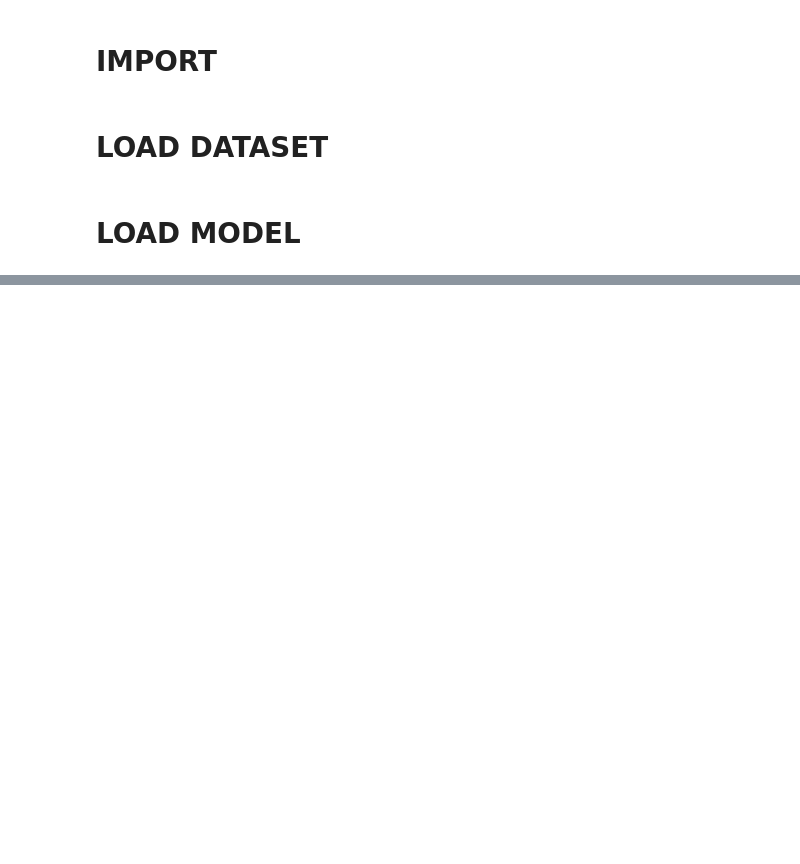
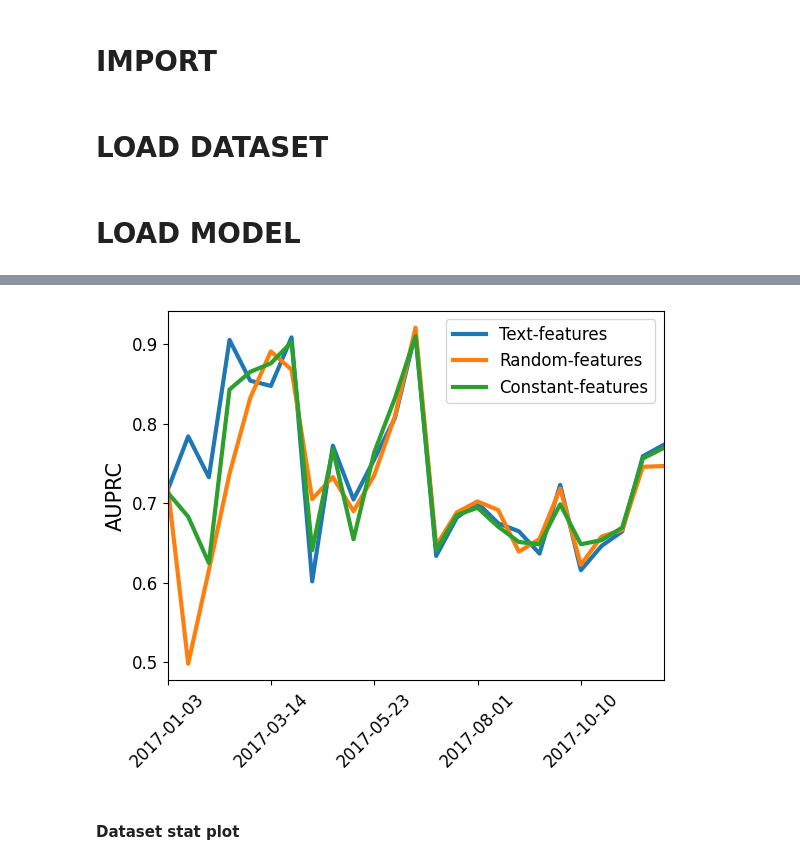
Before and after one commit to manuel-dileo/t3gnn, a Jupyter notebook: T3GNN-Steemit.ipynb, the cells around one changed output, grey strips where cells are left out. Cells and saved outputs as stored; diff of their text form; code cells hidden in the pictures; blank space fills up the shorter version.

```diff
--- a/T3GNN-Steemit.ipynb
+++ b/T3GNN-Steemit.ipynb
@@ -291,0 +592,3 @@ plt.show()
+# %%
+ro_constant_avgpr = train_roland(snapshots_c, hidden_conv1, hidden_conv2, update='mlp') #no-features
+ro_randomf_avgpr = train_roland(snapshots_ts, hidden_conv1, hidden_conv2, update='mlp') #random_features
@@ -292,3 +613,23 @@ plt.show()
+# %%
+x = range(0,25)
+x_ticks_labels = ['2017-01-03','2017-03-14', '2017-05-23', '2017-08-01', '2017-10-10']
+ticks = [0, 5, 10, 15, 20]
+plt.plot(x, ro_avgpr, label='Text-features', linewidth=3)
+plt.plot(x, ro_constant_avgpr, label='Random-features', linewidth=3)
+plt.plot(x, ro_randomf_avgpr, label='Constant-features', linewidth=3)
+#plt.xlabel('2-Week', fontsize=15)
+plt.xlim((0,24))
+plt.ylabel('AUPRC', fontsize=15)
+plt.xticks(fontsize=12, labels=x_ticks_labels, ticks=ticks, rotation=45)
+plt.yticks(fontsize=12)
+#plt.title('Link prediction performance over time', fontsize=15)
+plt.legend(fontsize=12)
+#plt.savefig('results/t3gnn-random-features.pdf',bbox_inches='tight')
+plt.show()
+# %% [output]
+[figure, added]
+# %% [markdown]
+#### Dataset stat plot
 # %%
 comment_op = [
     191712,
```
Also changed, not shown: parts of 27 cells of this notebook, 1 other file.
